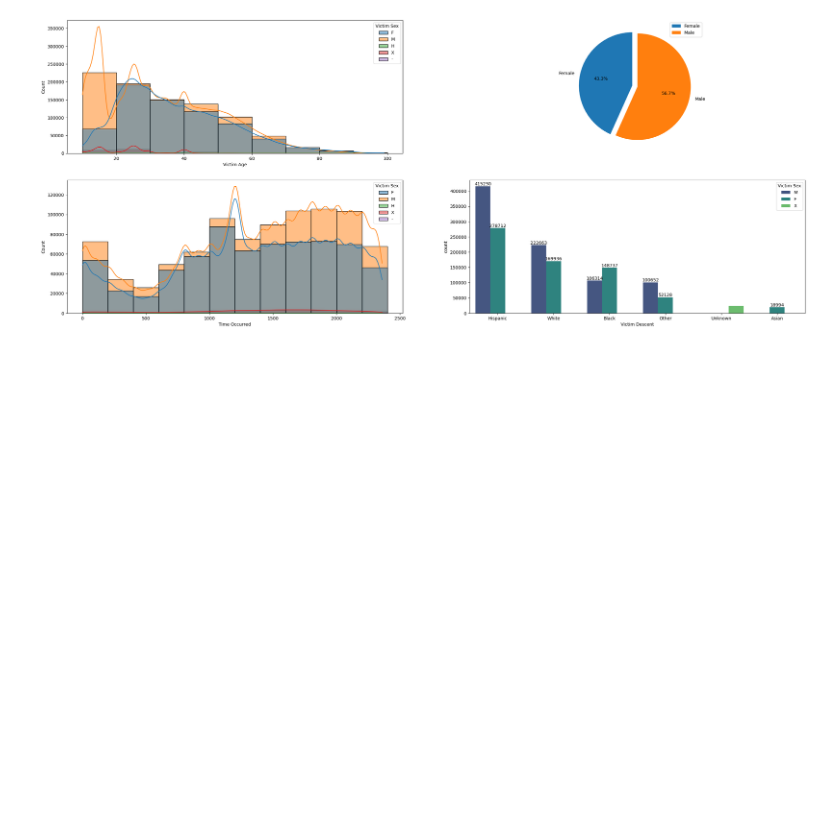
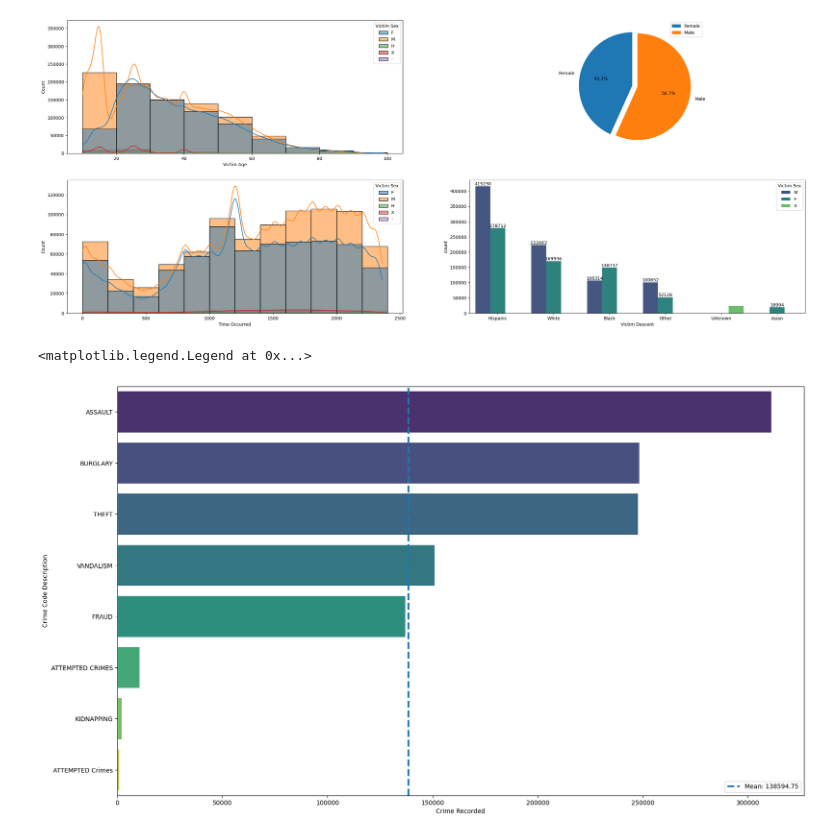
Before and after one commit to TeddyDharma/Crime-in-Los-Angeles, a Jupyter notebook: analytics.ipynb, the cells around one changed output. Cells and saved outputs as stored; diff of their text form; code cells hidden in the pictures; blank space fills up the shorter version.

Commit message:
adding another plotting

```diff
--- a/analytics.ipynb
+++ b/analytics.ipynb
@@ -337,30 +337,46 @@ crime_mapping = {
     'GRAND THEFT / INSURANCE FRAUD': 'FRAUD',
     'BRIBERY': 'FRAUD',
     'DOCUMENT WORTHLESS ($200.01 & OVER)': 'FRAUD',
     'DOCUMENT WORTHLESS ($200 & UNDER)': 'FRAUD',
 
     # Burglary
     'BURGLARY': 'BURGLARY',
     'BURGLARY FROM VEHICLE': 'BURGLARY',
     'BURGLARY FROM VEHICLE, ATTEMPTED': 'BURGLARY',
     'BURGLARY, ATTEMPTED': 'BURGLARY',
 
     # Vandalism
     'VANDALISM - MISDEAMEANOR ($399 OR UNDER)': 'VANDALISM',
     'VANDALISM - FELONY ($400 & OVER, ALL CHURCH VANDALISMS) 0114': 'VANDALISM',
 
     # Kidnapping
     'KIDNAPPING': 'KIDNAPPING',
     'KIDNAPPING - GRAND ATTEMPT': 'KIDNAPPING',
 
     # Attempted Crimes
     'ATTEMPTED ROBBERY': 'ATTEMPTED CRIMES',
     'RAPE, ATTEMPTED': 'ATTEMPTED CRIMES',
     'BUNCO, ATTEMPT': 'ATTEMPTED CRIMES',
     'SHOPLIFTING - ATTEMPT': 'ATTEMPTED CRIMES',
     'PICKPOCKET, ATTEMPT': 'ATTEMPTED CRIMES',
     'PURSE SNATCHING - ATTEMPT': 'ATTEMPTED CRIMES',
     'THEFT FROM MOTOR VEHICLE - ATTEMPT': 'ATTEMPTED Crimes'
 }
 
+
 data_cleaned['Crime Code Description'] = data_cleaned['Crime Code Description'].map(crime_mapping)
+crime_cleaned_data = data_cleaned.dropna(subset=['Crime Code Description'], axis = 0).groupby(by = "Crime Code Description").size().reset_index(name = "count")
+# TypeError: Series.dropna() got an unexpected keyword argument 'subset'
+
+
+# plotting
+crime_cleaned_data = crime_cleaned_data.sort_values(by= "count", ascending= False)
+fig, ax = plt.subplots(figsize = (20, 12))
+sns.barplot(crime_cleaned_data, y  = "Crime Code Description", x = "count", palette = "viridis", orient = "h", estimator= "mean")
+# ax.legend(loc  = "lower right")
+ax.set_xlabel('Crime Recorded')
+ax.axvline(x = crime_cleaned_data['count'].mean(),  linestyle='--', label=f"Mean: {crime_cleaned_data['count'].mean():.2f}", linewidth  = 3)
+ax.legend(loc='lower right')
+# %% [output]
+<matplotlib.legend.Legend at 0x...>
+[figure, added]
```
